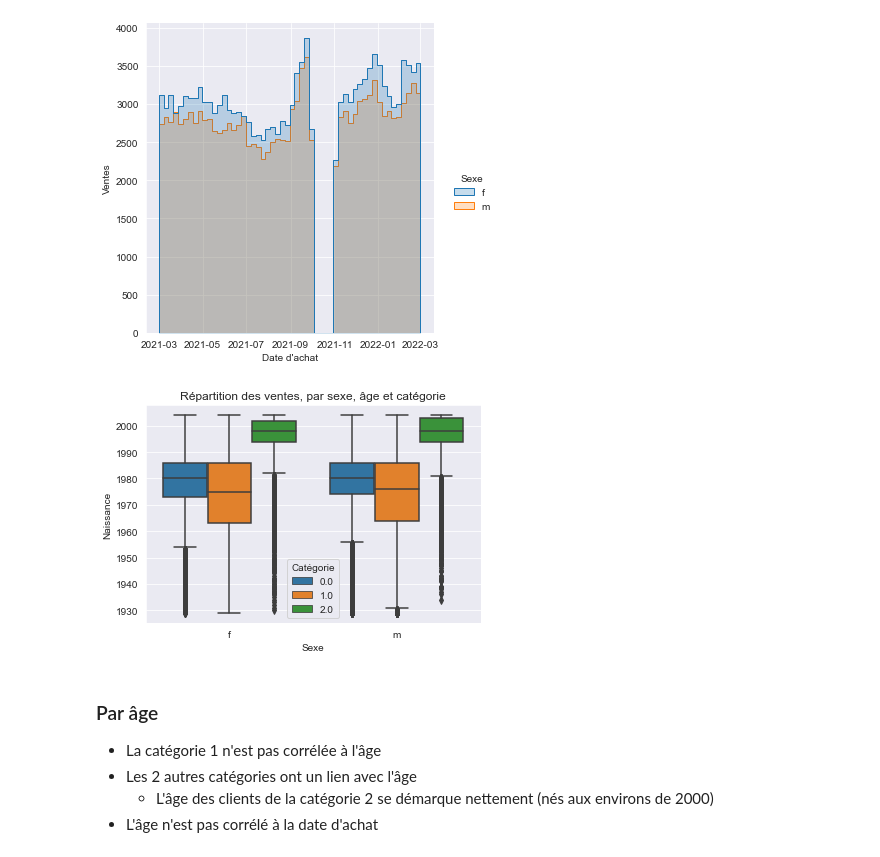
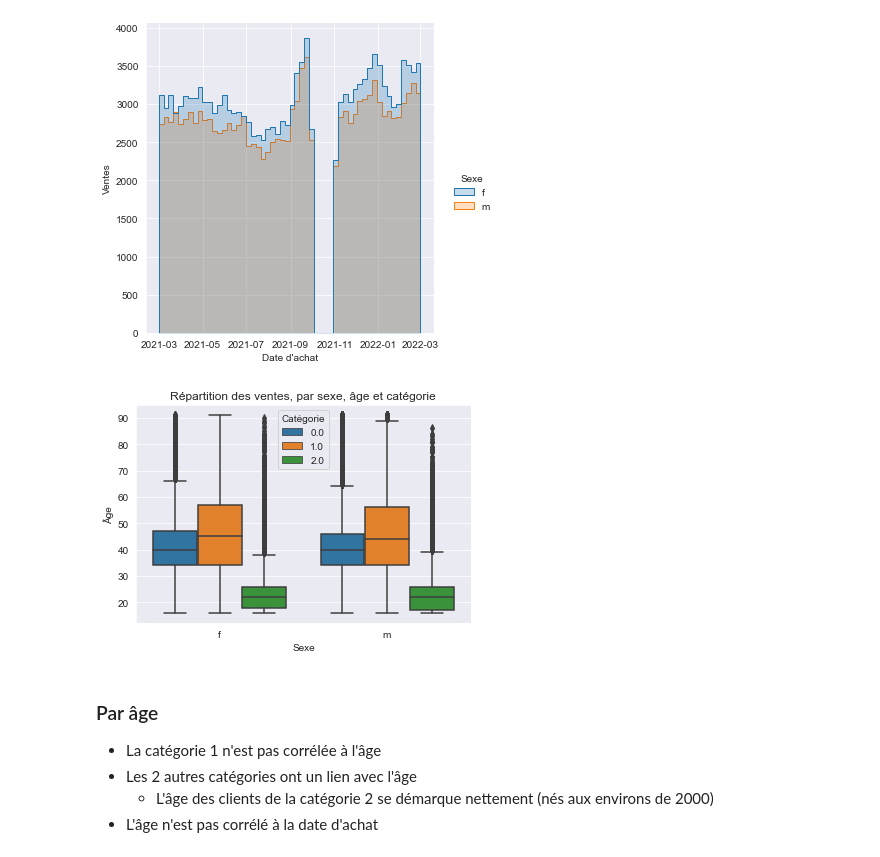
Before and after one commit to gllmfrnr/oc-da, a Jupyter notebook: p4/p4.ipynb, the cells around one changed output. Drawn from its saved outputs; the diff is of its cells as text; code cells hidden in the pictures.

```diff
--- a/p4/p4.ipynb
+++ b/p4/p4.ipynb
@@ -262,3 +283,11 @@ clients.sample(5)
 check_pk(clients['client_id'])
 # %% [output]
 C'est bien une clé primaire (0 duplicat)
+# %%
+# Année en cours
+year = datetime.now().year
+
+# Création d'une colonne incluant l'âge de chaque client
+clients['Âge'] = year - clients['Naissance']
+
+clients.sample(5)
@@ -335,5 +465,8 @@ data = pd.merge(transactions, clients, how='left', on='client_id')
 # Jointure externe gauche avec products à droite
 data = pd.merge(data, produits, how='left', on='id_prod')
 
+# Nom de la variable
+data.name = 'data'
+
 data
 # %% [output]
@@ -590,15 +723,15 @@ plt.show(c)
 # %%
 # Découpage de la population en 4 quartiles de la variable 'Naissance'
-quartile_1 = data[data['Naissance'] < data['Naissance'].quantile(.25)]
+quartile_1 = data[data['Âge'] < data['Âge'].quantile(.25)]
 quartile_2 = data[
-    (data['Naissance'] >= data['Naissance'].quantile(.25))
-    & (data['Naissance'] < data['Naissance'].quantile(.5))
+    (data['Âge'] >= data['Âge'].quantile(.25))
+    & (data['Âge'] < data['Âge'].quantile(.5))
 ]
 quartile_3 = data[
-    (data['Naissance'] >= data['Naissance'].quantile(.5))
-    & (data['Naissance'] < data['Naissance'].quantile(.75))
+    (data['Âge'] >= data['Âge'].quantile(.5))
+    & (data['Âge'] < data['Âge'].quantile(.75))
 ]
-quartile_4 = data[data['Naissance'] >= data['Naissance'].quantile(.75)]
+quartile_4 = data[data['Âge'] >= data['Âge'].quantile(.75)]
 
 # Ajout d'une colonne indiquant la tranche d'âge
 data['Tranche âge'] = ''
@@ -1020,6 +1143,10 @@ professionnels = data[data['client_id'].isin(
 
 # Échantillon excluant les 4 gros clients
 particuliers = data.drop(professionnels.index)
+
+# Noms des variables
+particuliers.name = 'particuliers'
+professionnels.name = 'professionnels'
 
 # Proportion des transactions entre type de clients
 print(
@@ -1191,19 +1409,19 @@ plt.show(g)
 # %%
 # Répartition des ventes, par âge et par sexe
 g = sns.boxplot(
     data=particuliers,
     x="Sexe",
-    y='Naissance',
+    y='Âge',
     hue='Catégorie'
     # showfliers=False
 )
 
 plt.title('Répartition des ventes, par sexe, âge et catégorie')
 plt.show(g)
 
 # --> Les années se répartissent de la même façon pour les 2 sexes
 # %% [output]
-[figure, old version]
+[figure, new version]
 # %% [markdown]
 ### Par âge
 - La catégorie 1 n'est pas corrélée à l'âge
```
Also changed, not shown: parts of 69 cells of this notebook.
